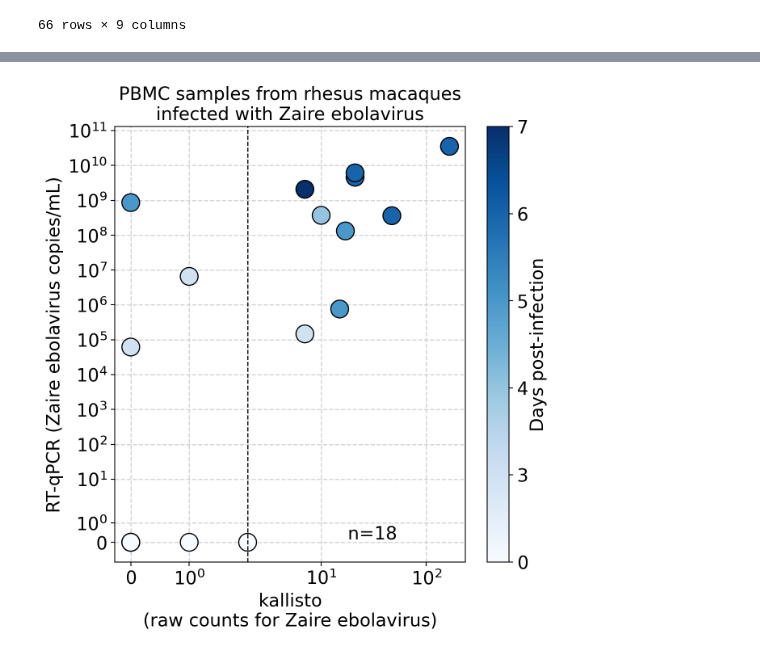
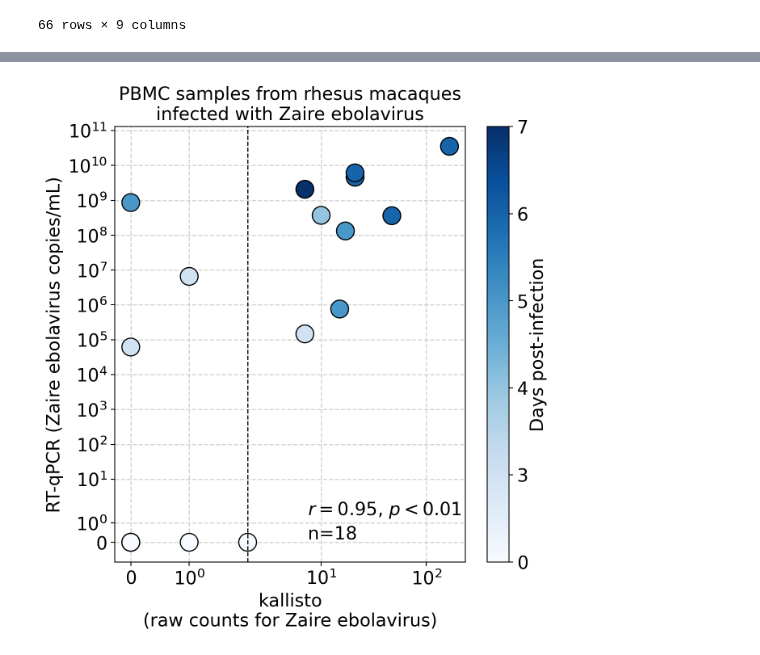
Before and after one commit to pachterlab/LSCHWCP_2023, a Jupyter notebook: Notebooks/Figure_3/Figure_3a/4_macaque_ZEBOV_validation_seqwell.ipynb, the cells around one changed output, grey strips where cells are left out. Drawn from its saved outputs; the diff is of its cells as text; code cells hidden in the pictures.

```diff
--- a/Notebooks/Figure_3/Figure_3a/4_macaque_ZEBOV_validation_seqwell.ipynb
+++ b/Notebooks/Figure_3/Figure_3a/4_macaque_ZEBOV_validation_seqwell.ipynb
@@ -378,6 +377,13 @@ fig, ax = plt.subplots(figsize=(7,7))
 fontsize=16
 
 sc = ax.scatter(kb_counts, vloads, c=cidx, cmap="Blues", edgecolors="black", s=250, zorder=2)
+
+# NEW Nat Biotech reviews: Add Pearson R
+corr_coef, p_value = pearsonr(kb_counts, vloads)
+if p_value < 0.01:
+  ax.text(7.5, 1.4, f"$r = {corr_coef:.2f}$, $p < 0.01$", fontsize=fontsize)
+else:
+  ax.text(7.5, 1.4, f"$r = {corr_coef:.2f}$, $p = {p_value:.2f}$", fontsize=fontsize)
 
 cbar = plt.colorbar(sc)
 cbar.ax.tick_params(labelsize=fontsize)
@@ -385,32 +391,32 @@ cbar.ax.set_yticklabels(labels)
 cbar.ax.set_ylabel("Days post-infection", fontsize=fontsize, labelpad=1.1)
 
 ax.set_yscale("symlog")
 ax.set_xscale("symlog")
 ax.set_ylabel("RT-qPCR (Zaire ebolavirus copies/mL)", fontsize=fontsize)
 ax.set_xlabel(
     "kallisto\n(raw counts for Zaire ebolavirus)",
     fontsize=fontsize,
 )
 
 # ax.set_xlim(right=1000)
 
-ax.text(18, 0.15, f"n={len(kb_counts)}", fontsize=fontsize)
+ax.text(7.5, 0.15, f"n={len(kb_counts)}", fontsize=fontsize)
 
 # Add diagonal
 # ax.plot([0, 1], [0, 1], transform=ax.transAxes, c="black", ls="-", lw=1, zorder=1)
 
 ax.axvline(2, ls="--", color="black", lw=1)
 
 ax.tick_params(axis="both", labelsize=fontsize)
 ax.set_title(f"PBMC samples from rhesus macaques\ninfected with Zaire ebolavirus", fontsize=fontsize)
 
 # plt.tight_layout()
 
 ax.grid(True, which="both", color="lightgray", ls="--", lw=1)
 ax.set_axisbelow(True)
 
 plt.savefig("kb_vs_qPCR_scatter.png", dpi=300, bbox_inches="tight")
 
 fig.show()
 # %% [output]
-[figure, old version]
+[figure, new version]
```
Also changed, not shown: parts of 6 cells of this notebook.
